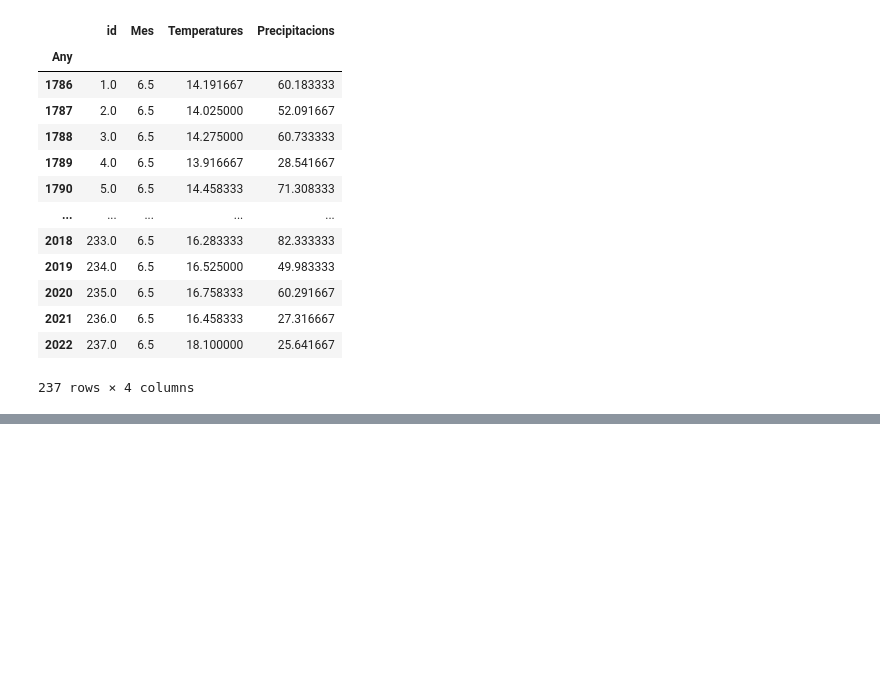
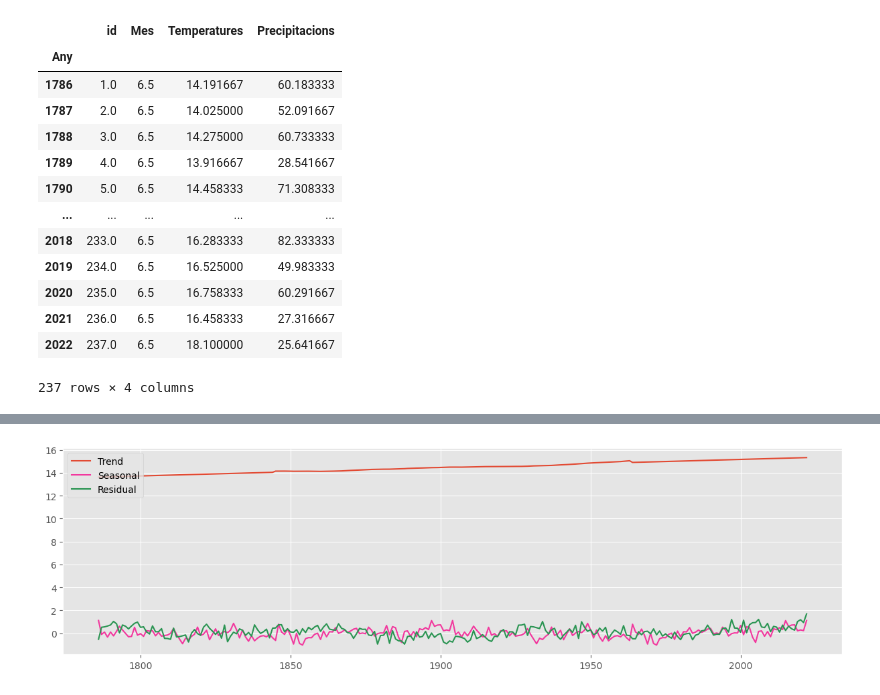
Before and after one commit to Likimeya/BCN_temp, a Jupyter notebook: dataframe.ipynb, the cells around one changed output, grey strips where cells are left out. Saved outputs shown, nothing was run; the diff lists cells and outputs as text; code cells hidden in the pictures; blank space fills up the shorter version.

```diff
--- a/dataframe.ipynb
+++ b/dataframe.ipynb
@@ -336,0 +352,15 @@ p-value: 0.9184134654306413
+# %%
+decomposition = seasonal_decompose(total['Temperatures'],model='additive', extrapolate_trend='freq',period = int(len(total)/2) )
+
+trend = decomposition.trend
+seasonal = decomposition.seasonal
+residual = decomposition.resid
+
+plt.figure(figsize =(15, 4))
+plt.plot(trend,label = 'Trend')
+plt.plot(seasonal,label = 'Seasonal', color="#F2389E")
+plt.plot(residual,label = 'Residual', color="#2B9553")
+plt.legend(loc="upper left")
+plt.show()
+# %% [output]
+[figure, added]
```
Also changed, not shown: parts of 10 cells of this notebook, 2 other files.
